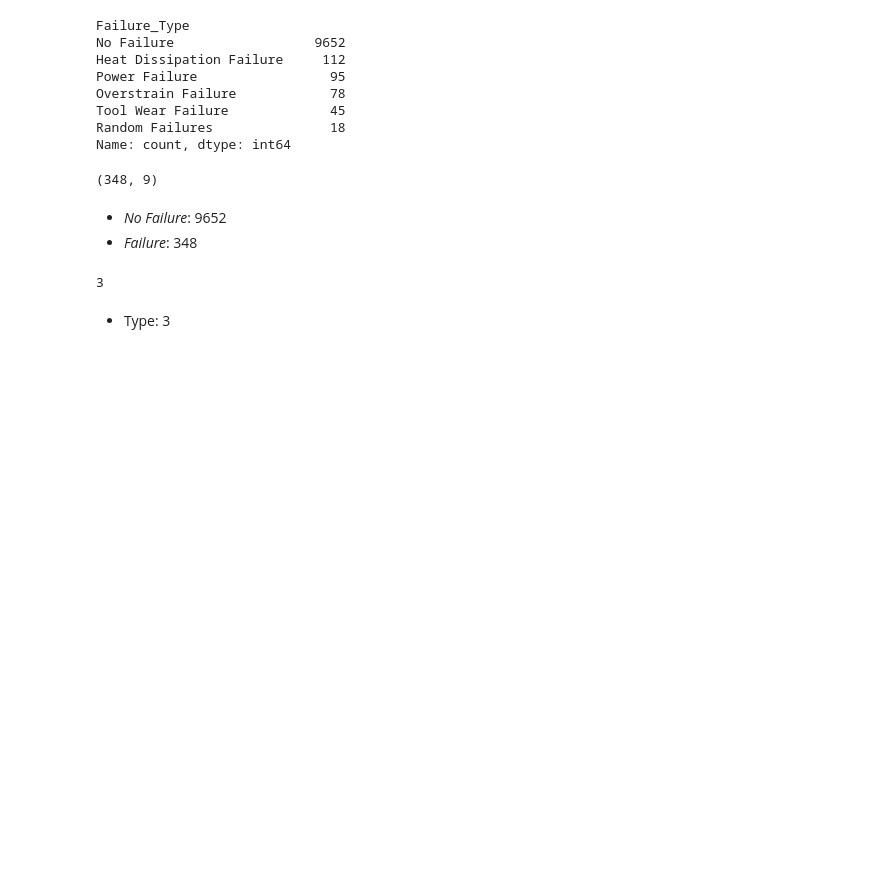
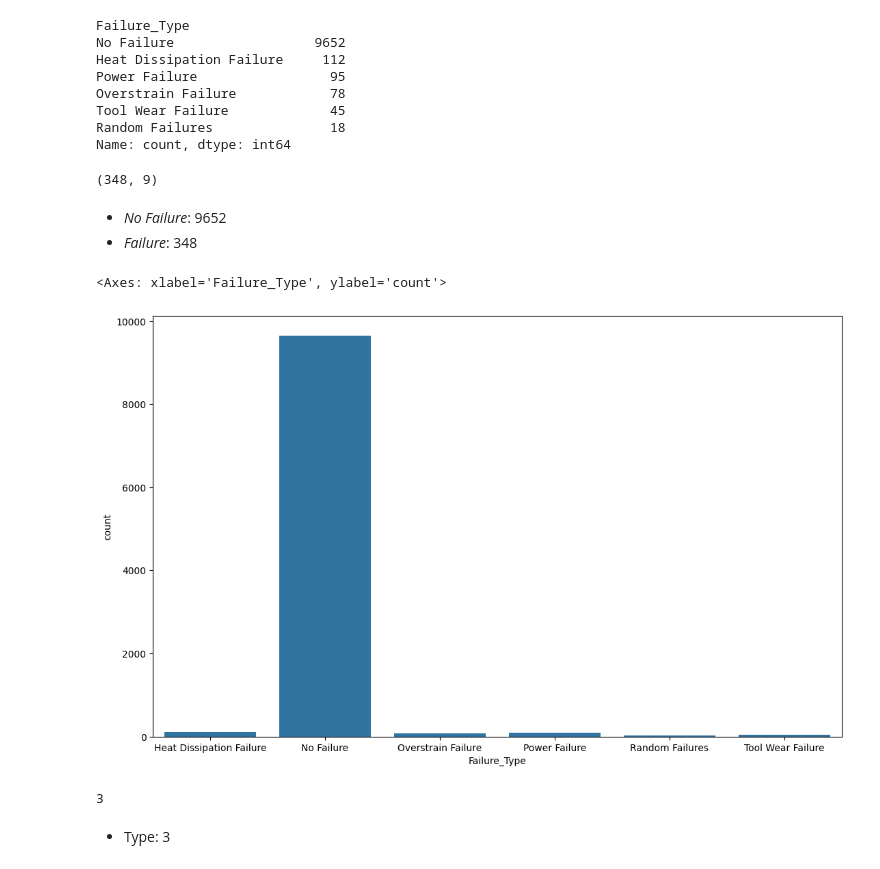
Before and after one commit to emrankhan4/Predictive-Maintenance-Model-Training-and-Evaluation, a Jupyter notebook: main.ipynb, the cells around one changed output. Cells and saved outputs as stored; diff of their text form; code cells hidden in the pictures; blank space fills up the shorter version.

```diff
--- a/main.ipynb
+++ b/main.ipynb
@@ -137,6 +137,12 @@ df[df.Failure_Type!='No Failure'].shape
 # %% [markdown]
 * *No Failure*: 9652
 * *Failure*: 348
+# %%
+plt.figure(figsize=(13,8))
+sns.countplot(x='Failure_Type', data=df)
+# %% [output]
+<Axes: xlabel='Failure_Type', ylabel='count'>
+[figure, added]
 # %%
 df.Type.nunique()
 # %% [output]
```
Also changed, not shown: parts of 51 cells of this notebook, 1 other file.
